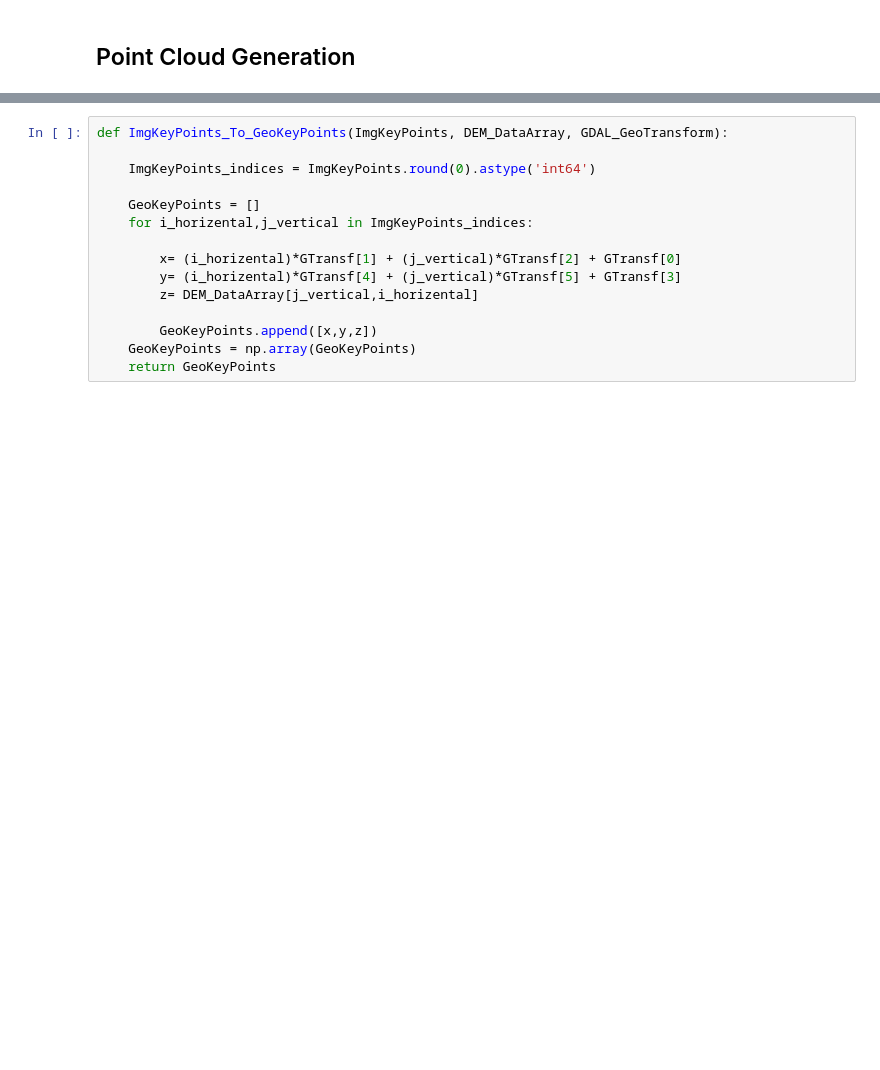
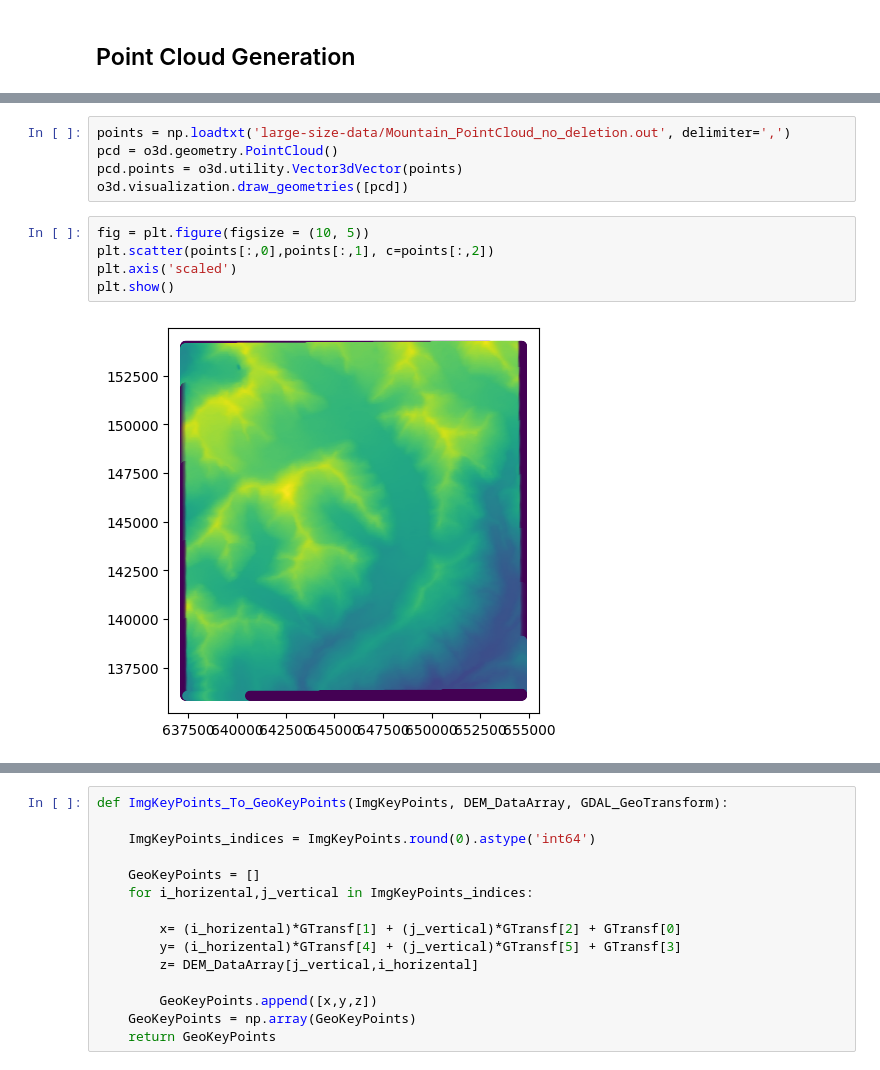
Before and after one commit to behzadgolparvar/semi-auto-monoplotting, a Jupyter notebook: DEM-Keypoint-detection.ipynb, the cells around one changed output, grey strips where cells are left out. Cells and saved outputs as stored; diff of their text form; blank space fills up the shorter version.

```diff
--- a/DEM-Keypoint-detection.ipynb
+++ b/DEM-Keypoint-detection.ipynb
@@ -426,0 +60,12 @@ print(g[202,303])
+# %%
+points = np.loadtxt('large-size-data/Mountain_PointCloud_no_deletion.out', delimiter=',')
+pcd = o3d.geometry.PointCloud()
+pcd.points = o3d.utility.Vector3dVector(points)
+o3d.visualization.draw_geometries([pcd])
+# %%
+fig = plt.figure(figsize = (10, 5))
+plt.scatter(points[:,0],points[:,1], c=points[:,2])
+plt.axis('scaled')
+plt.show()
+# %% [output]
+[figure, added]
```
Also changed, not shown: parts of 70 cells of this notebook, 2 other files.
